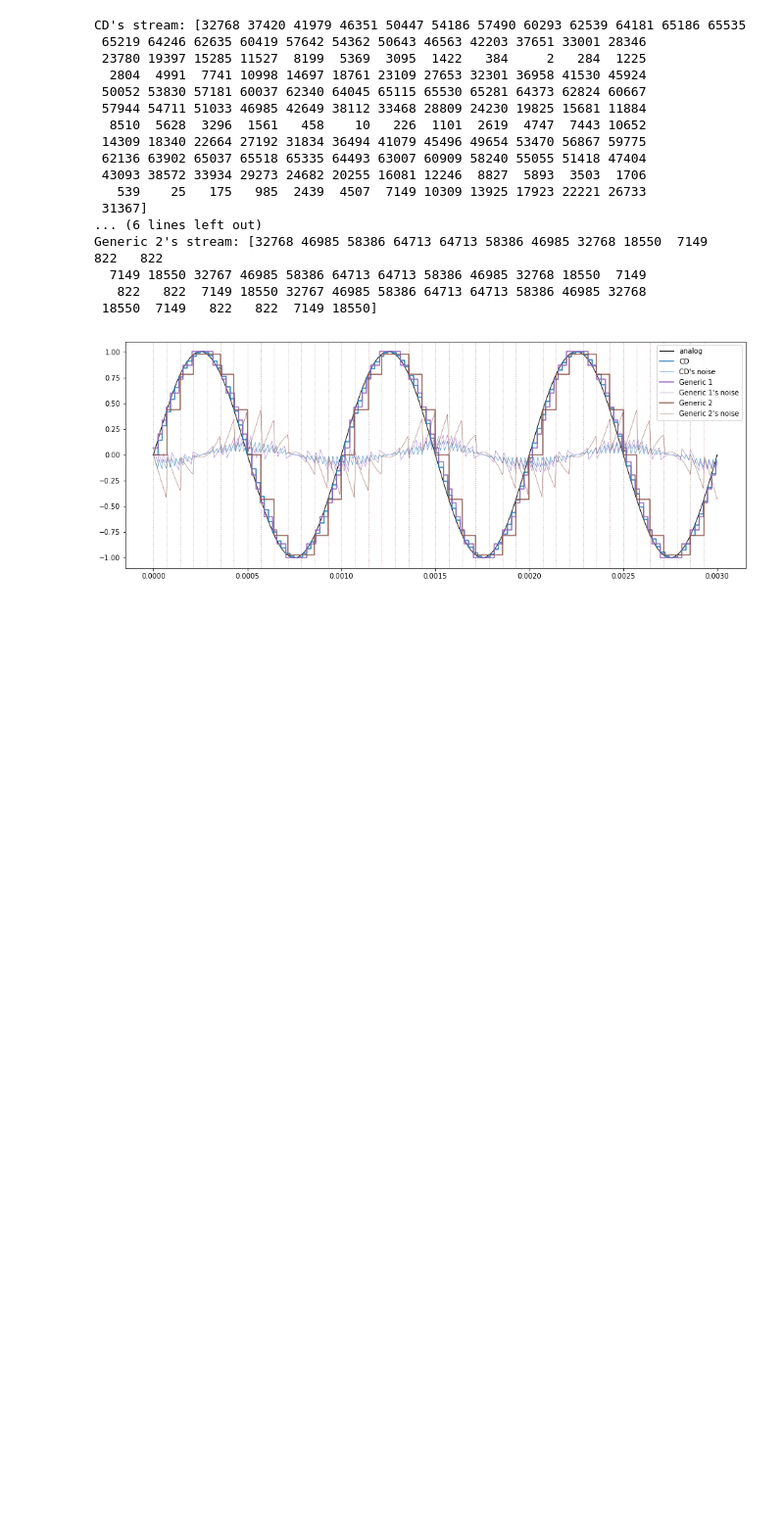
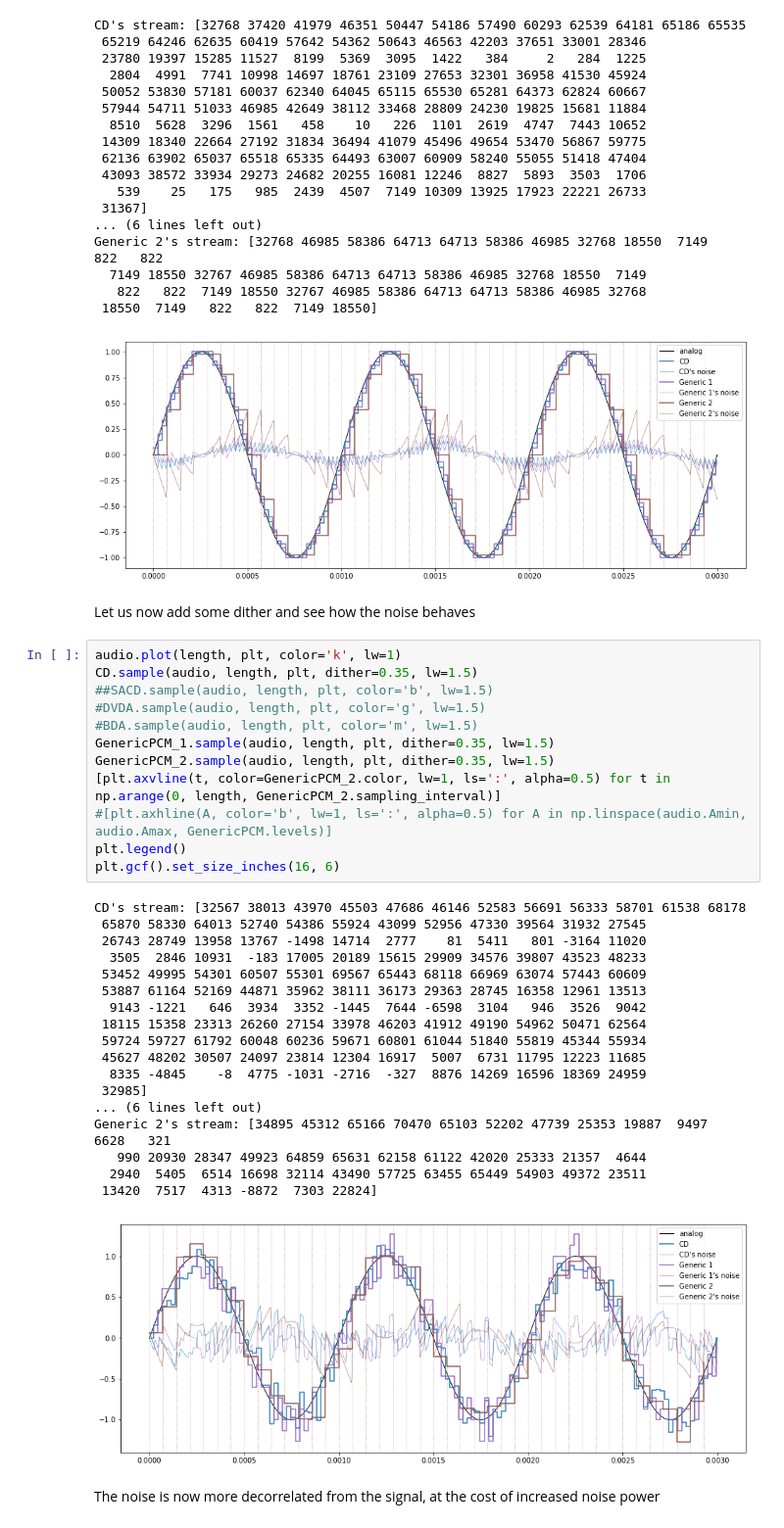
Before and after one commit to marcondos/signal, a Jupyter notebook: sampling.ipynb, the cells around one changed output. Shown at 98% size. Drawn from its saved outputs; the diff is of its cells as text; blank space fills up the shorter version.

Commit message:
added dither (default 0) to analog signal in sampling process

```diff
--- a/sampling.ipynb
+++ b/sampling.ipynb
@@ -65,3 +65,38 @@ Generic 2's stream: [32768 46985 58386 64713 64713 58386 46985 32768 18550  7149
    822   822  7149 18550 32767 46985 58386 64713 64713 58386 46985 32768
  18550  7149   822   822  7149 18550]
 [figure]
+# %% [markdown]
+Let us now add some dither and see how the noise behaves
+# %%
+audio.plot(length, plt, color='k', lw=1)
+CD.sample(audio, length, plt, dither=0.35, lw=1.5)
+##SACD.sample(audio, length, plt, color='b', lw=1.5)
+#DVDA.sample(audio, length, plt, color='g', lw=1.5)
+#BDA.sample(audio, length, plt, color='m', lw=1.5)
+GenericPCM_1.sample(audio, length, plt, dither=0.35, lw=1.5)
+GenericPCM_2.sample(audio, length, plt, dither=0.35, lw=1.5)
+[plt.axvline(t, color=GenericPCM_2.color, lw=1, ls=':', alpha=0.5) for t in np.arange(0, length, GenericPCM_2.sampling_interval)]
+#[plt.axhline(A, color='b', lw=1, ls=':', alpha=0.5) for A in np.linspace(audio.Amin, audio.Amax, GenericPCM.levels)]
+plt.legend()
+plt.gcf().set_size_inches(16, 6)
+# %% [output]
+CD's stream: [32567 38013 43970 45503 47686 46146 52583 56691 56333 58701 61538 68178
+ 65870 58330 64013 52740 54386 55924 43099 52956 47330 39564 31932 27545
+ 26743 28749 13958 13767 -1498 14714  2777    81  5411   801 -3164 11020
+  3505  2846 10931  -183 17005 20189 15615 29909 34576 39807 43523 48233
+ 53452 49995 54301 60507 55301 69567 65443 68118 66969 63074 57443 60609
+ 53887 61164 52169 44871 35962 38111 36173 29363 28745 16358 12961 13513
+  9143 -1221   646  3934  3352 -1445  7644 -6598  3104   946  3526  9042
+ 18115 15358 23313 26260 27154 33978 46203 41912 49190 54962 50471 62564
+ 59724 59727 61792 60048 60236 59671 60801 61044 51840 55819 45344 55934
+ 45627 48202 30507 24097 23814 12304 16917  5007  6731 11795 12223 11685
+  8335 -4845    -8  4775 -1031 -2716  -327  8876 14269 16596 18369 24959
+ 32985]
+... (6 lines left out)
+Generic 2's stream: [34895 45312 65166 70470 65103 52202 47739 25353 19887  9497  6628   321
+   990 20930 28347 49923 64859 65631 62158 61122 42020 25333 21357  4644
+  2940  5405  6514 16698 32114 43490 57725 63455 65449 54903 49372 23511
+ 13420  7517  4313 -8872  7303 22824]
+[figure, added]
+# %% [markdown]
+The noise is now more decorrelated from the signal, at the cost of increased noise power
```
Also changed, not shown: 1 other file.
